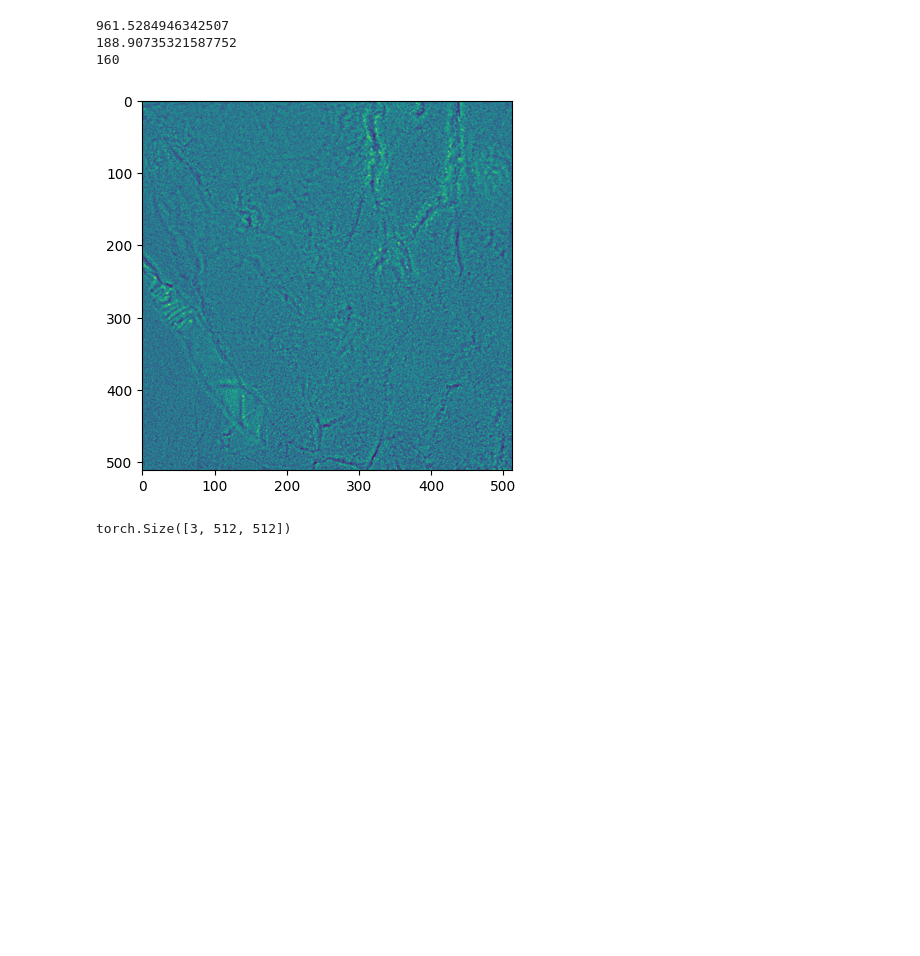
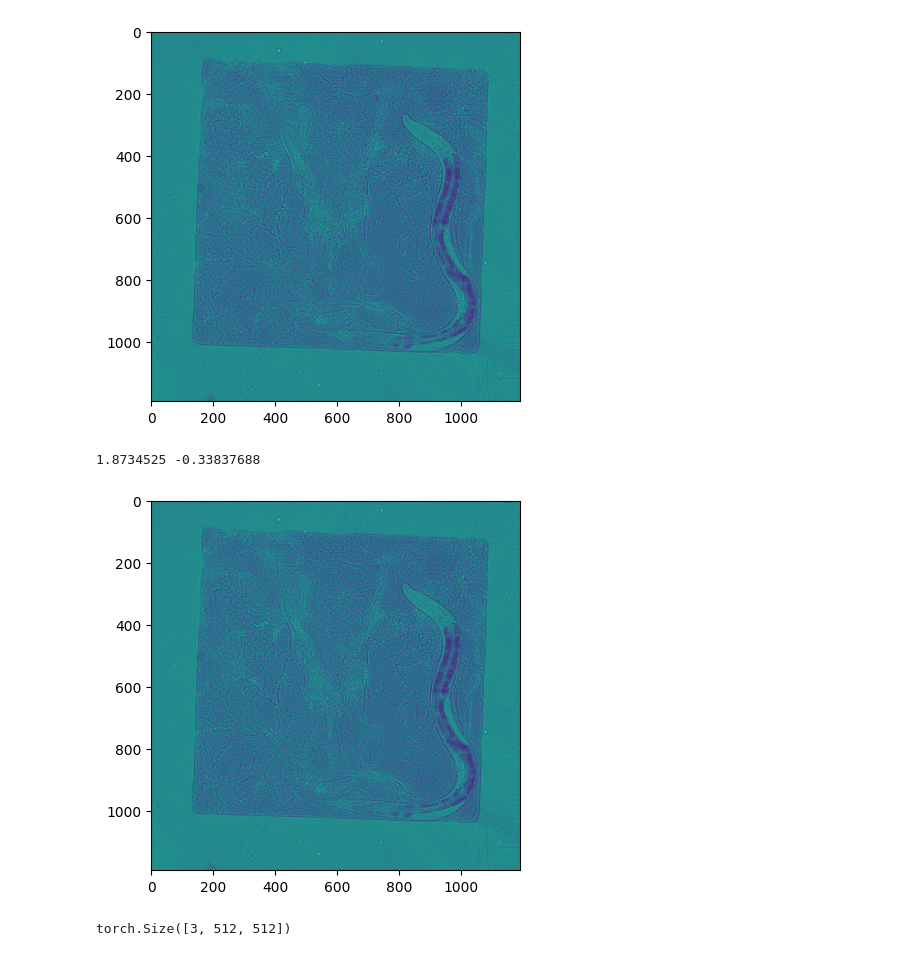
Before and after one commit to spsalmon/towbintools, a Jupyter notebook: towbintools/deep_learning/t.ipynb, the cells around one changed output. Saved outputs shown, nothing was run; the diff lists cells and outputs as text; code cells hidden in the pictures; blank space fills up the shorter version.

```diff
--- a/towbintools/deep_learning/t.ipynb
+++ b/towbintools/deep_learning/t.ipynb
@@ -14,53 +14,43 @@ from albumentations.pytorch import ToTensorV2
 from skimage import img_as_ubyte
 from skimage.color import gray2rgb
 
 from pathlib import Path
 from torch.utils.data import DataLoader
 from torch.utils.data import Dataset as BaseDataset
 from towbintools.foundation.image_handling import read_tiff_file
 import torch.nn.functional as F
 from utils.augmentation import get_training_augmentation
 
 from pytorch_toolbelt import inference
 import pandas as pd
 from towbintools.foundation import image_handling
+from csbdeep.utils import normalize
 # img = read_tiff_file('/home/spsalmon/towbintools/towbintools/deep_learning/spot4_180d_2.tif')
 
 database_csv = "/mnt/external.data/TowbinLab/plenart/20221020_Ti2_10x_green_bacteria_wbt150_small_chambers_good/analysis/report/analysis_filemap.csv"
 
 image_column = 'raw'
 mask_column = 'analysis/ch2_seg'
 
 database = pd.read_csv(database_csv).dropna(subset=[mask_column])
 database = database.dropna(subset=[image_column])
 
 # pick 10000 random images
 database = database.sample(n=10, random_state=42)
 
-img = read_tiff_file(database[image_column].iloc[8], [2])
-print(np.mean(img))
-print(np.std(img))
-mask = read_tiff_file(database[mask_column].iloc[0], [2])
+img = read_tiff_file(database[image_column].iloc[2], [2])
+plt.imshow(img)
+plt.show()
 
+normalized_img = normalize(img, 1, 99, axis=(0, 1))
 
-image_slicer = inference.ImageSlicer(img.shape, (512, 512), (256, 256))
-
-from utils.dataset import TilesDatasetFly, TilesDataset
-
-dataset = TilesDataset(database, image_slicer, 2, mask_column, image_column, transform=get_training_augmentation(400, 100))
-# dataset = TilesDatasetFly(database, image_slicer, 2, mask_column, image_column, transform=None)
-print(len(dataset))
-
-a = dataset[26]
-img, mask = a
-
-plt.imshow(img[0])
+print(normalized_img.max(), normalized_img.min())
+plt.imshow(normalized_img)
 plt.show()
 # %% [output]
+[figure, new version]
-961.5284946342507
-188.90735321587752
-160
+1.8734525 -0.33837688
-[figure, old version]
+[figure, added]
 # %%
 
 
```
Also changed, not shown: 17 other files.
